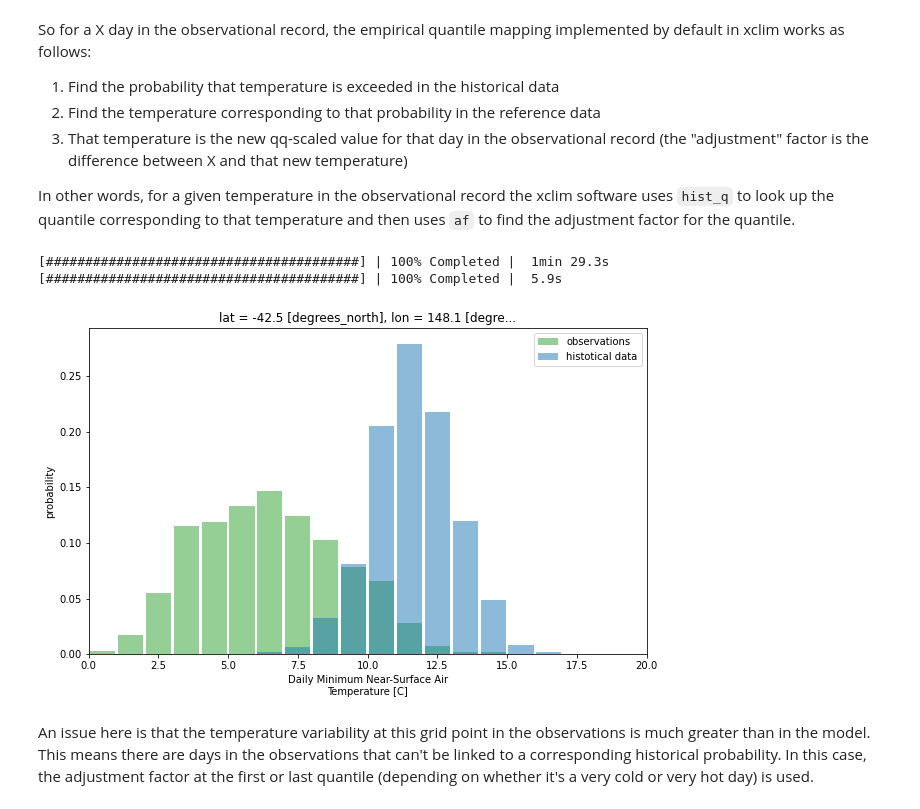
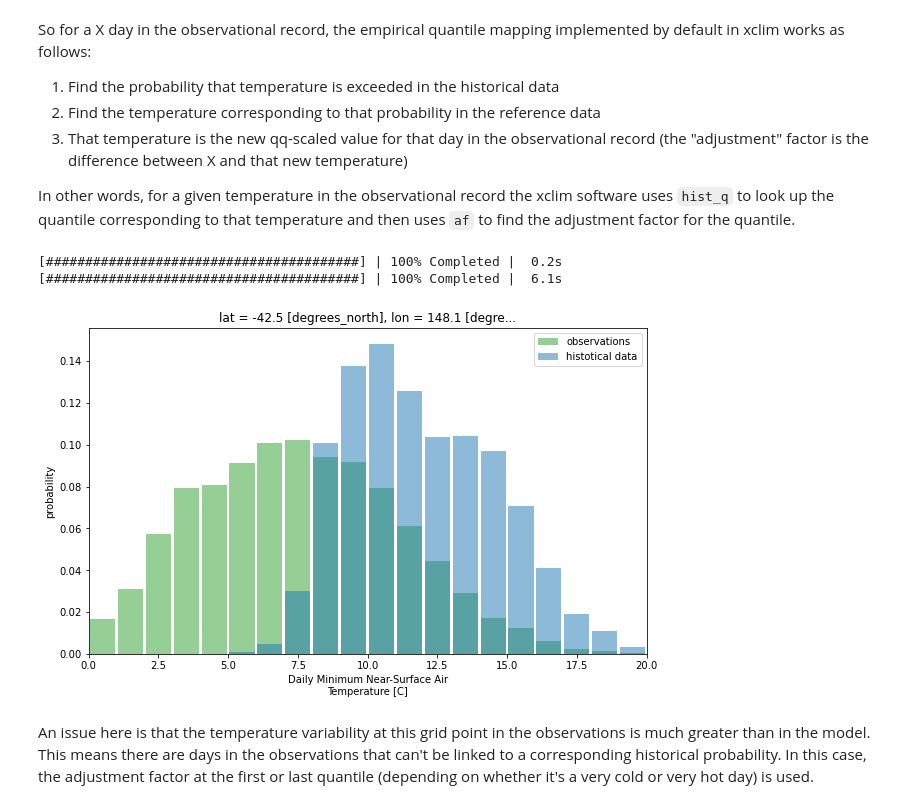
Before and after one commit to AusClimateService/qqscale, a Jupyter notebook: example_validation/tasmin-qdc-additive-monthly-infileq_day_AGCD-ACCESS-ESM1-5_ssp370_r1i1p1f1_20350101-20641231.ipynb, the cells around one changed output. Drawn from its saved outputs; the diff is of its cells as text; code cells hidden in the pictures.

```diff
--- a/example_validation/tasmin-qdc-additive-monthly-infileq_day_AGCD-ACCESS-ESM1-5_ssp370_r1i1p1f1_20350101-20641231.ipynb
+++ b/example_validation/tasmin-qdc-additive-monthly-infileq_day_AGCD-ACCESS-ESM1-5_ssp370_r1i1p1f1_20350101-20641231.ipynb
@@ -412,33 +412,33 @@ In other words, for a given temperature in the observational record the xclim so
 # %%
 fig = plt.figure(figsize=[10, 6])
 
 bins = np.arange(0, 150, 1)
 
-da_target[da_target['time'].dt.month == example_month].plot.hist(
+da_target.plot.hist(
     bins=bins,
     density=True,
     label='observations',
     facecolor='tab:green',
     alpha=0.5,
     rwidth=0.9,
 )
 
-da_hist[da_hist['time'].dt.month == example_month].plot.hist(
+da_hist.plot.hist(
     bins=bins,
     density=True,
     label='histotical data',
     facecolor='tab:blue',
     alpha=0.5,
     rwidth=0.9,
 )
 plt.ylabel('probability')
 plt.xlim(0, 20)
 plt.legend()
 plt.show()
 # %% [output]
-[########################################] | 100% Completed |  1min 29.3s
-[########################################] | 100% Completed |  5.9s
+[########################################] | 100% Completed |  0.2s
+[########################################] | 100% Completed |  6.1s
-[figure, old version]
+[figure, new version]
 # %% [markdown]
 An issue here is that the temperature variability at this grid point in the observations is much greater than in the model. This means there are days in the observations that can't be linked to a corresponding historical probability. In this case, the adjustment factor at the first or last quantile (depending on whether it's a very cold or very hot day) is used.
 # %%
```
Also changed, not shown: parts of 24 cells of this notebook, 2 other files.
